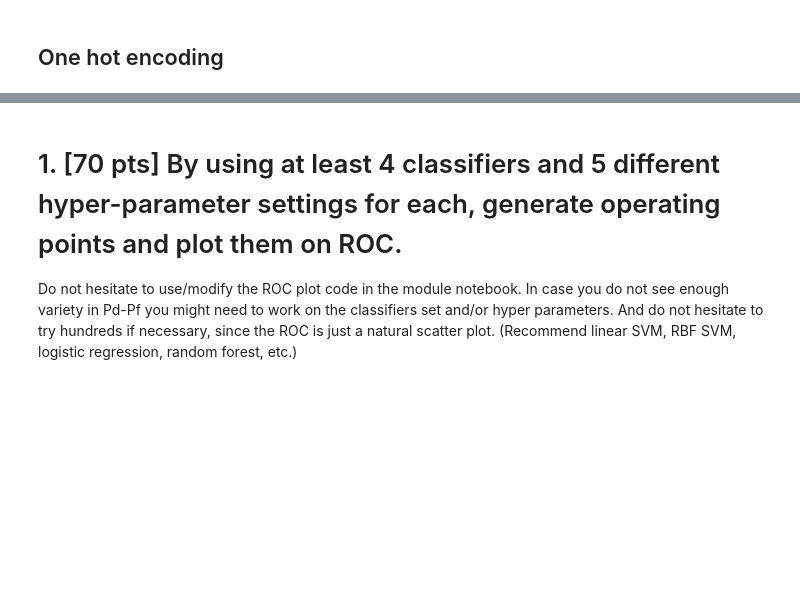
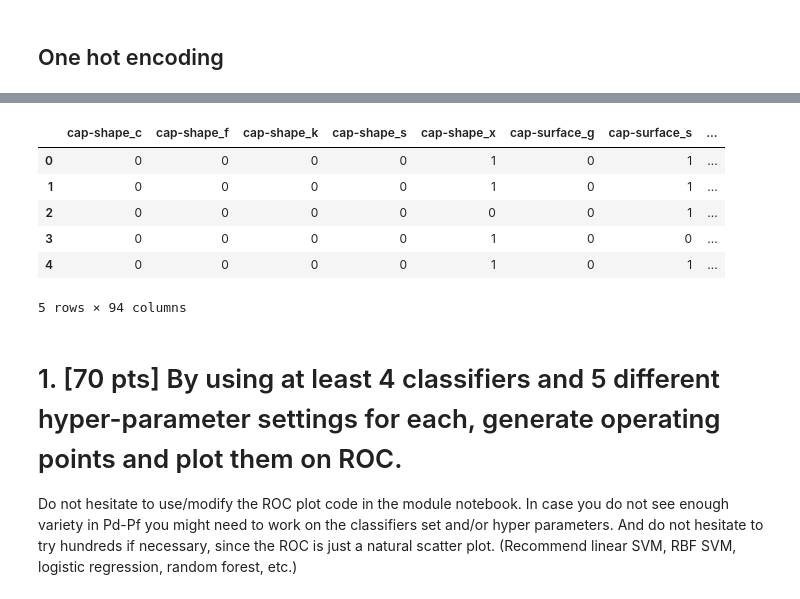
Before and after one commit to andrewcchan/jhuappliedmlcourse, a Jupyter notebook: Mod 4/Chan-Assign4.ipynb, the cells around one changed output, grey strips where cells are left out. Cells and saved outputs as stored; diff of their text form; code cells hidden in the pictures; blank space fills up the shorter version.

```diff
--- a/Mod 4/Chan-Assign4.ipynb
+++ b/Mod 4/Chan-Assign4.ipynb
@@ -67 +66,18 @@ df_no_target.head()
+# %%
+df_no_target = pd.get_dummies(df[['cap-shape', 'cap-surface', 'cap-color', 'bruises',
+       'odor', 'gill-attachment', 'gill-spacing', 'gill-size',
+       'gill-color', 'stalk-shape', 'stalk-root',
+       'stalk-surface-above-ring', 'stalk-surface-below-ring',
+       'stalk-color-above-ring', 'stalk-color-below-ring', 'veil-type',
+       'veil-color', 'ring-number', 'ring-type', 'spore-print-color',
+       'population', 'habitat']], drop_first = True)
+df_no_target.head()
+# %% [output]
+|  | cap-shape_c | cap-shape_f | cap-shape_k | cap-shape_s | cap-shape_x | cap-surface_g | cap-surface_s | ... |
+| 0 | 0 | 0 | 0 | 0 | 1 | 0 | 1 | ... |
+| 1 | 0 | 0 | 0 | 0 | 1 | 0 | 1 | ... |
+| 2 | 0 | 0 | 0 | 0 | 0 | 0 | 1 | ... |
+| 3 | 0 | 0 | 0 | 0 | 1 | 0 | 0 | ... |
+| 4 | 0 | 0 | 0 | 0 | 1 | 0 | 1 | ... |
+5 rows × 94 columns
 # %%
```
Also changed, not shown: parts of 24 cells of this notebook, 1 other file.
